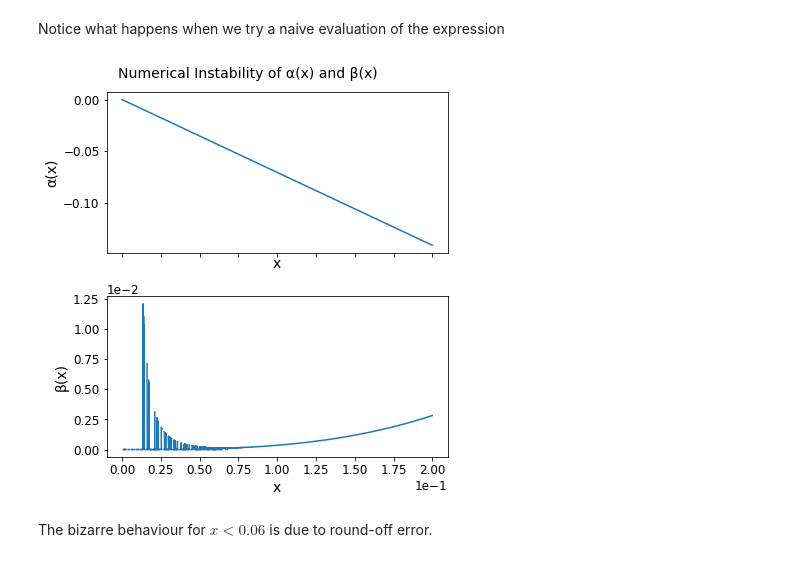
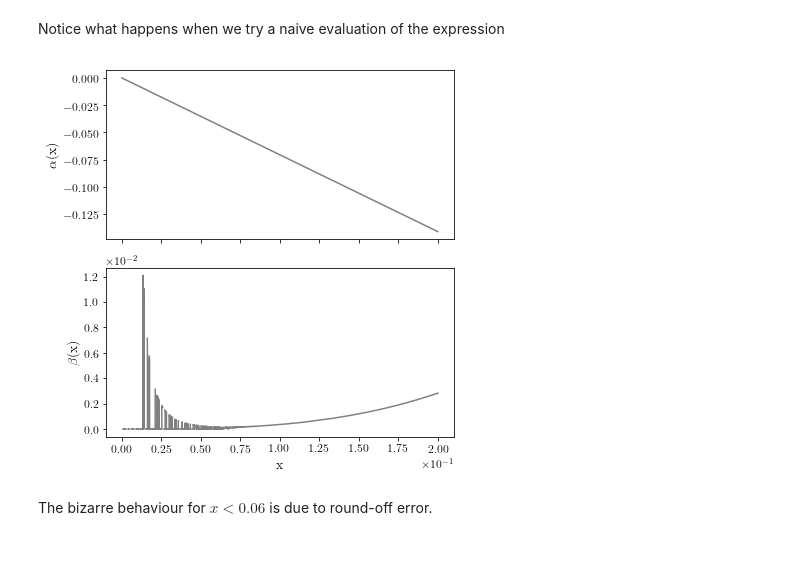
Before and after one commit to jmunroe/IceDEF, a Jupyter notebook: notebooks/numerical_analysis_of_alpha_and_beta.ipynb, the cells around one changed output. Cells and saved outputs as stored; diff of their text form; code cells hidden in the pictures.

Commit message:
updated to have thesis quality plots

```diff
--- a/notebooks/numerical_analysis_of_alpha_and_beta.ipynb
+++ b/notebooks/numerical_analysis_of_alpha_and_beta.ipynb
@@ -5,7 +6,12 @@ import matplotlib.pyplot as plt
 # %%
+plot_dir = './plots/'
+
 SMALL_SIZE = 10
 MEDIUM_SIZE = 12
 LARGE_SIZE = 14
+
+plt.rc('font', **{'family': 'serif', 'serif': ['Computer Modern']})
+plt.rc('text', usetex=True)
 
 plt.rc('font', size=MEDIUM_SIZE)          # controls default text sizes
 plt.rc('axes', titlesize=LARGE_SIZE)     # fontsize of the axes title
@@ -15,7 +21,14 @@ plt.rc('ytick', labelsize=MEDIUM_SIZE)    # fontsize of the tick labels
 plt.rc('legend', fontsize=SMALL_SIZE)    # legend fontsize
 plt.rc('figure', titlesize=LARGE_SIZE)   # fontsize of the figure title
 
-plot_dir = './plots/'
+# import matplotlib.font_manager
+# import os
+# fm = matplotlib.font_manager.json_load(os.path.expanduser("~/.cache/matplotlib/fontList.json"))
+
+# fm.findfont("serif", rebuild_if_missing=False)
+
+rcParams['mathtext.fontset'] = 'stix'
+rcParams['font.family'] = 'STIXGeneral'
 # %% [markdown]
 # Evaluating an expression carefully
 # %% [markdown]
@@ -30,19 +43,19 @@ b_naive = lambda x: 1 / x**3 * np.sqrt((4 + x**4) * np.sqrt( 1+ x**4) - 3 * x**4
 a_naive = lambda x: np.multiply(np.divide(np.sqrt(2),np.power(x, 3)),(1-np.sqrt(1 + np.power(x,4))))
 # %%
 fig, (ax1, ax2) = plt.subplots(2, 1, figsize=(6,6), sharex=True, sharey=False)
-ax1.plot(x, a_naive(x))
-ax1.set_xlabel('x')
-ax1.set_ylabel('α(x)')
-ax2.plot(x, b_naive(x))
+ax1.plot(x, a_naive(x), color='grey')
+#ax1.set_xlabel('x')
+ax1.set_ylabel(r'$\alpha$(x)')
+ax2.plot(x, b_naive(x), color='grey')
 ax2.set_xlabel('x')
-ax2.set_ylabel('β(x)')
+ax2.set_ylabel(r'$\beta$(x)')
 ax2.ticklabel_format(style='scientific', scilimits=(0, 1e-3))
-plt.suptitle('Numerical Instability of α(x) and β(x)', y=1.02)
+#plt.suptitle('Numerical Instability of α(x) and β(x)', y=1.02)
 fig.tight_layout()
 plt.show()
-fig.savefig(plot_dir + 'alpha_beta_naive.png', bbox_inches='tight')
+fig.savefig(plot_dir + 'alpha_beta_naive.pdf', bbox_inches='tight')
 # %% [output]
-[figure, old version]
+[figure, new version]
 # %% [markdown]
 The bizarre behaviour for $ x < 0.06 $ is due to round-off error.
 # %% [markdown]
```
Also changed, not shown: parts of 7 cells of this notebook, 4 other files.
